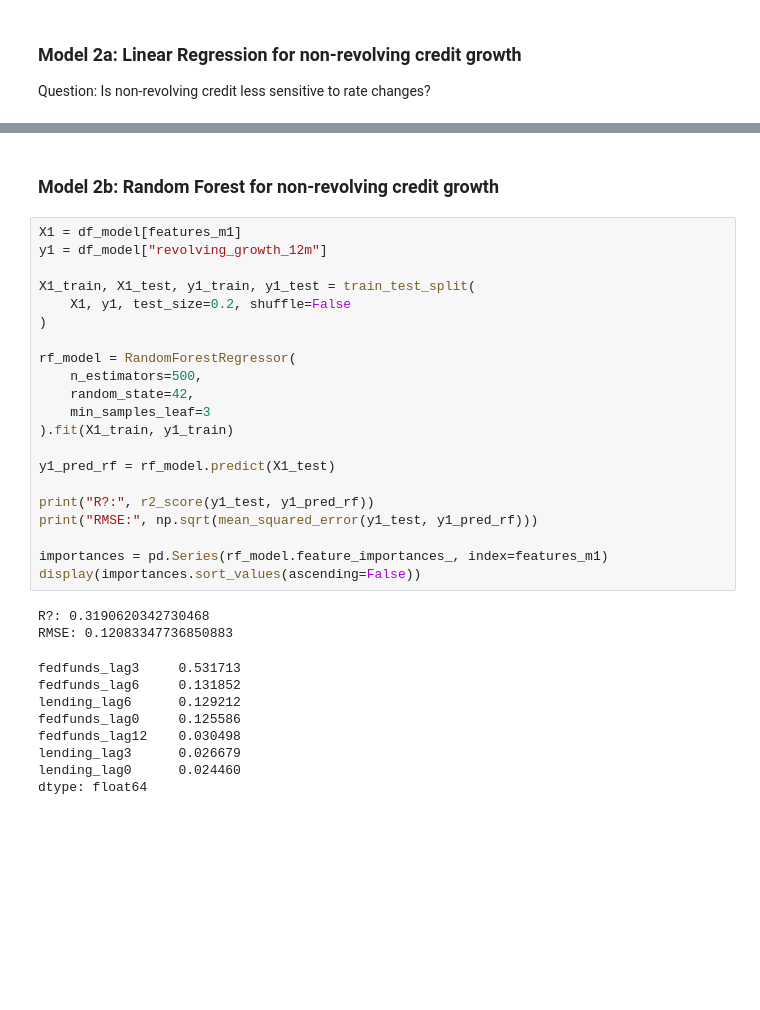
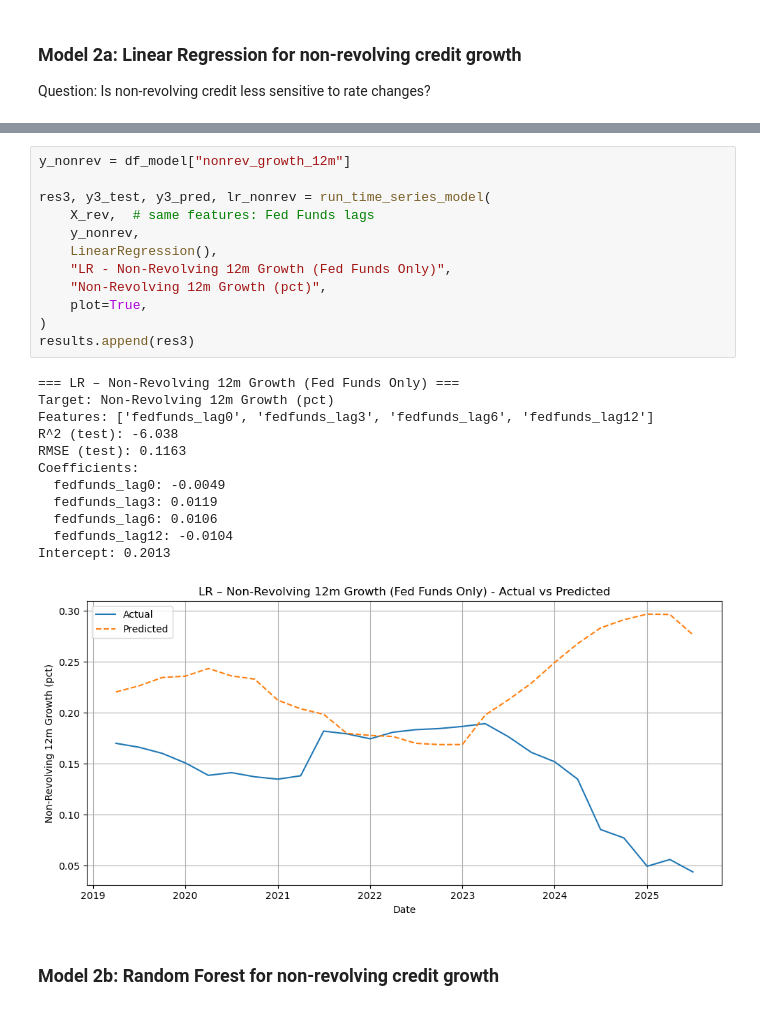
Before and after one commit to c-jimmy1/Data-Science, a Jupyter notebook: assign3/src/assign3.ipynb, the cells around one changed output, grey strips where cells are left out. Drawn from its saved outputs; the diff is of its cells as text; blank space fills up the shorter version.

```diff
--- a/assign3/src/assign3.ipynb
+++ b/assign3/src/assign3.ipynb
@@ -266,34 +326,27 @@ Question: Is non-revolving credit less sensitive to rate changes?
+# %%
+y_nonrev = df_model["nonrev_growth_12m"]
+
+res3, y3_test, y3_pred, lr_nonrev = run_time_series_model(
+    X_rev,  # same features: Fed Funds lags
+    y_nonrev,
+    LinearRegression(),
+    "LR - Non-Revolving 12m Growth (Fed Funds Only)",
+    "Non-Revolving 12m Growth (pct)",
+    plot=True,
+)
+results.append(res3)
+# %% [output]
+=== LR – Non-Revolving 12m Growth (Fed Funds Only) ===
+Target: Non-Revolving 12m Growth (pct)
+Features: ['fedfunds_lag0', 'fedfunds_lag3', 'fedfunds_lag6', 'fedfunds_lag12']
+R^2 (test): -6.038
+RMSE (test): 0.1163
+Coefficients:
+  fedfunds_lag0: -0.0049
+  fedfunds_lag3: 0.0119
+  fedfunds_lag6: 0.0106
+  fedfunds_lag12: -0.0104
+Intercept: 0.2013
+[figure, added]
 # %% [markdown]
 ### Model 2b: Random Forest for non-revolving credit growth
-# %%
-X1 = df_model[features_m1]
-y1 = df_model["revolving_growth_12m"]
-
-X1_train, X1_test, y1_train, y1_test = train_test_split(
-    X1, y1, test_size=0.2, shuffle=False
-)
-
-rf_model = RandomForestRegressor(
-    n_estimators=500,
-    random_state=42,
-    min_samples_leaf=3
-).fit(X1_train, y1_train)
-
-y1_pred_rf = rf_model.predict(X1_test)
-
-print("R?:", r2_score(y1_test, y1_pred_rf))
-print("RMSE:", np.sqrt(mean_squared_error(y1_test, y1_pred_rf)))
-
-importances = pd.Series(rf_model.feature_importances_, index=features_m1)
-display(importances.sort_values(ascending=False))
-# %% [output]
-R?: 0.3190620342730468
-RMSE: 0.12083347736850883
-fedfunds_lag3     0.531713
-fedfunds_lag6     0.131852
-lending_lag6      0.129212
-fedfunds_lag0     0.125586
-fedfunds_lag12    0.030498
-lending_lag3      0.026679
-lending_lag0      0.024460
-dtype: float64
```
Also changed, not shown: parts of 16 cells of this notebook.
